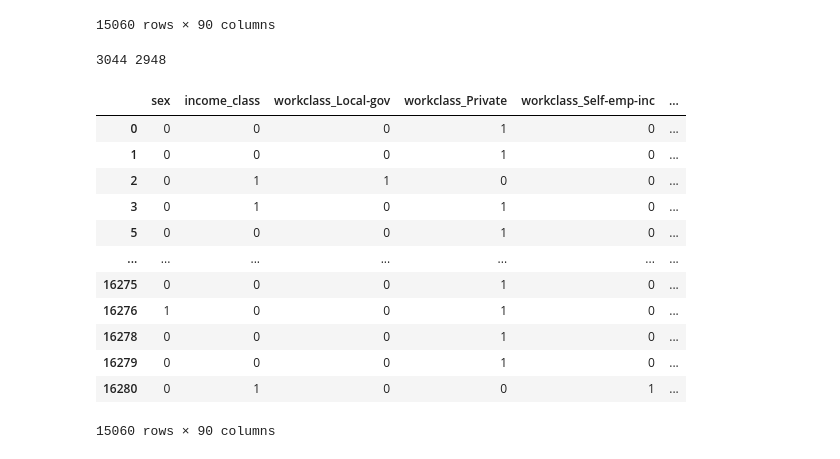
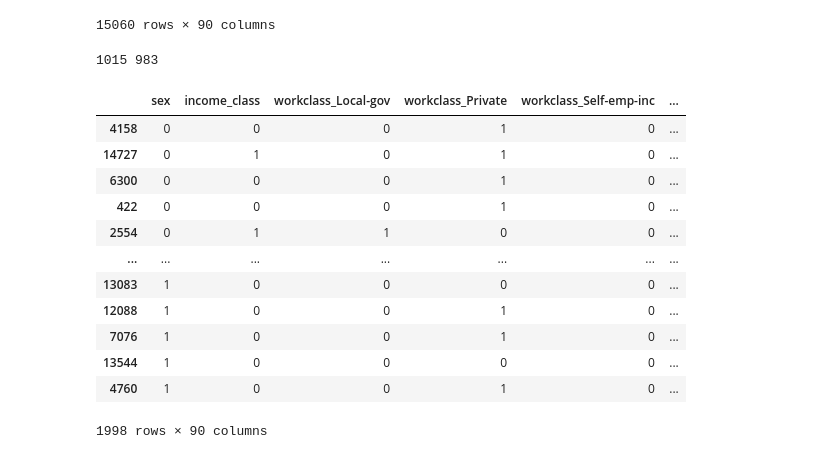
Before and after one commit to Hadyark/Masters-thesis_How-to-find-Decision-Trees-that-are-Optimal, a Jupyter notebook: MyCode/census_income.ipynb, the cells around one changed output. Drawn from its saved outputs; the diff is of its cells as text; code cells hidden in the pictures.

```diff
--- a/MyCode/census_income.ipynb
+++ b/MyCode/census_income.ipynb
@@ -71,25 +77,25 @@ df
 # %%
 
 male = df.loc[df['sex'] == 0]
 female = df.loc[df['sex'] == 1]
-male = male.sample(frac=0.3, random_state=1)
-female = female.sample(frac=0.6, random_state=1)
+male = male.sample(frac=0.1, random_state=1)
+female = female.sample(frac=0.2, random_state=1)
 print(f'{len(male)} {len(female)}')
 
-#df = pd.concat([male, female])
+df = pd.concat([male, female])
 df
 # %% [output]
-3044 2948
+1015 983
 |  | sex | income_class | workclass_Local-gov | workclass_Private | workclass_Self-emp-inc | ... |
-| 0 | 0 | 0 | 0 | 1 | 0 | ... |
-| 1 | 0 | 0 | 0 | 1 | 0 | ... |
-| 2 | 0 | 1 | 1 | 0 | 0 | ... |
-| 3 | 0 | 1 | 0 | 1 | 0 | ... |
-| 5 | 0 | 0 | 0 | 1 | 0 | ... |
+| 4158 | 0 | 0 | 0 | 1 | 0 | ... |
+| 14727 | 0 | 1 | 0 | 1 | 0 | ... |
+| 6300 | 0 | 0 | 0 | 1 | 0 | ... |
+| 422 | 0 | 0 | 0 | 1 | 0 | ... |
+| 2554 | 0 | 1 | 1 | 0 | 0 | ... |
 | ... | ... | ... | ... | ... | ... | ... |
-| 16275 | 0 | 0 | 0 | 1 | 0 | ... |
-| 16276 | 1 | 0 | 0 | 1 | 0 | ... |
-| 16278 | 0 | 0 | 0 | 1 | 0 | ... |
-| 16279 | 0 | 0 | 0 | 1 | 0 | ... |
-| 16280 | 0 | 1 | 0 | 0 | 1 | ... |
+| 13083 | 1 | 0 | 0 | 0 | 0 | ... |
+| 12088 | 1 | 0 | 0 | 1 | 0 | ... |
+| 7076 | 1 | 0 | 0 | 1 | 0 | ... |
+| 13544 | 1 | 0 | 0 | 0 | 0 | ... |
+| 4760 | 1 | 0 | 0 | 1 | 0 | ... |
-15060 rows × 90 columns
+1998 rows × 90 columns
```
Also changed, not shown: parts of 27 cells of this notebook, 35 other files.
